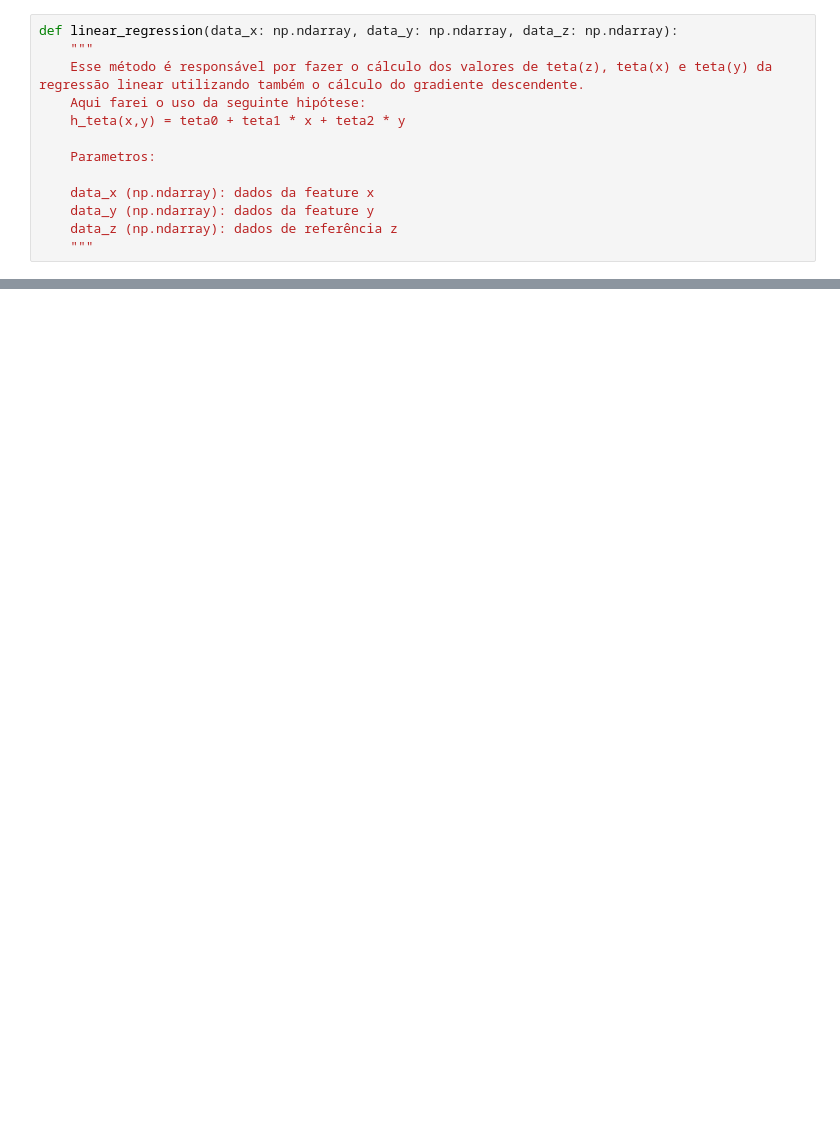
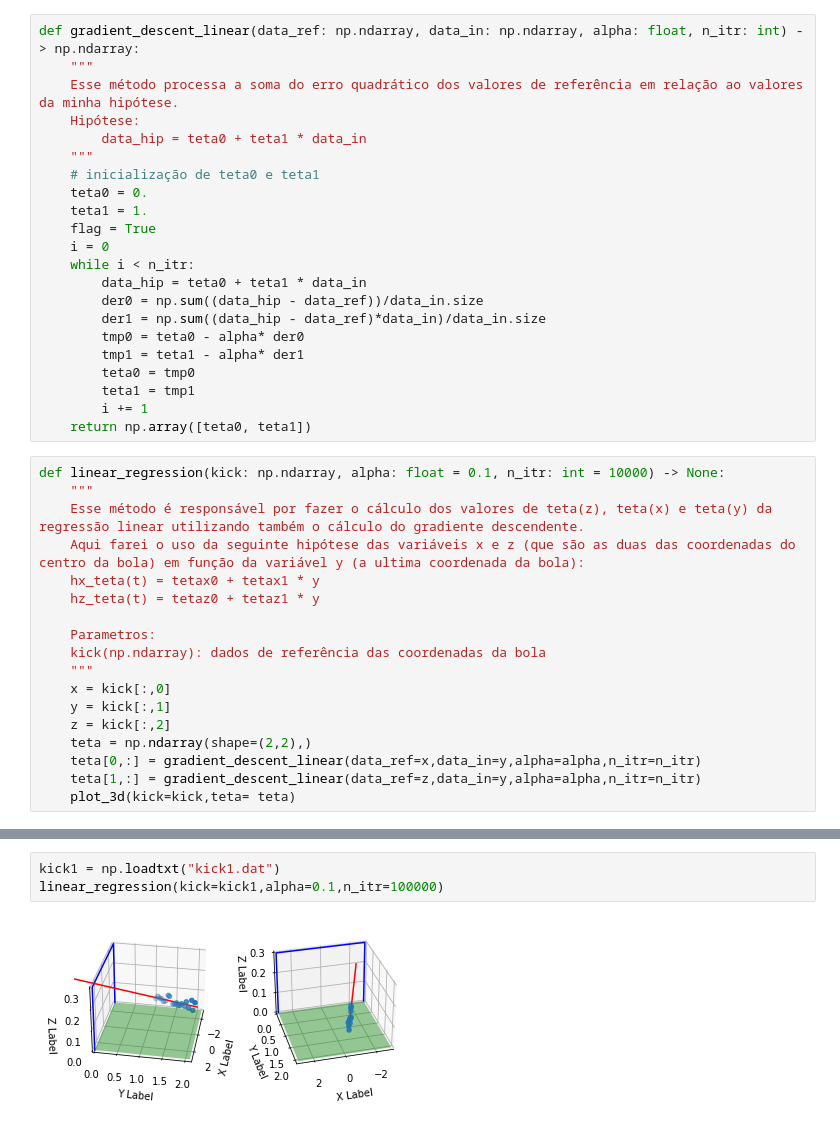
Before and after one commit to mc886A-1sem21/p2, a Jupyter notebook: regression_task.ipynb, the cells around one changed output, grey strips where cells are left out. Saved outputs shown, nothing was run; the diff lists cells and outputs as text; blank space fills up the shorter version.

Commit message:
regressão linear implementada

```diff
--- a/regression_task.ipynb
+++ b/regression_task.ipynb
@@ -54,13 +6,40 @@ array([[-0.105,  2.048,  0.145],
+# %%
+def gradient_descent_linear(data_ref: np.ndarray, data_in: np.ndarray, alpha: float, n_itr: int) -> np.ndarray:
+    """
+    Esse método processa a soma do erro quadrático dos valores de referência em relação ao valores da minha hipótese.
+    Hipótese:
+        data_hip = teta0 + teta1 * data_in
+    """
+    # inicialização de teta0 e teta1
+    teta0 = 0.
+    teta1 = 1.
+    flag = True
+    i = 0
+    while i < n_itr:
+        data_hip = teta0 + teta1 * data_in
+        der0 = np.sum((data_hip - data_ref))/data_in.size
+        der1 = np.sum((data_hip - data_ref)*data_in)/data_in.size
+        tmp0 = teta0 - alpha* der0
+        tmp1 = teta1 - alpha* der1
+        teta0 = tmp0
+        teta1 = tmp1
+        i += 1
+    return np.array([teta0, teta1])
 # %%
-def linear_regression(data_x: np.ndarray, data_y: np.ndarray, data_z: np.ndarray):
+def linear_regression(kick: np.ndarray, alpha: float = 0.1, n_itr: int = 10000) -> None:
     """
     Esse método é responsável por fazer o cálculo dos valores de teta(z), teta(x) e teta(y) da regressão linear utilizando também o cálculo do gradiente descendente.
-    Aqui farei o uso da seguinte hipótese:
-    h_teta(x,y) = teta0 + teta1 * x + teta2 * y
+    Aqui farei o uso da seguinte hipótese das variáveis x e z (que são as duas das coordenadas do centro da bola) em função da variável y (a ultima coordenada da bola):
+    hx_teta(t) = tetax0 + tetax1 * y
+    hz_teta(t) = tetaz0 + tetaz1 * y
 
     Parametros:
-
-    data_x (np.ndarray): dados da feature x
-    data_y (np.ndarray): dados da feature y
-    data_z (np.ndarray): dados de referência z
+    kick(np.ndarray): dados de referência das coordenadas da bola
     """
+    x = kick[:,0]
+    y = kick[:,1]
+    z = kick[:,2]
+    teta = np.ndarray(shape=(2,2),)
+    teta[0,:] = gradient_descent_linear(data_ref=x,data_in=y,alpha=alpha,n_itr=n_itr)
+    teta[1,:] = gradient_descent_linear(data_ref=z,data_in=y,alpha=alpha,n_itr=n_itr)
+    plot_3d(kick=kick,teta= teta)
@@ -66,0 +87,5 @@ def linear_regression(data_x: np.ndarray, data_y: np.ndarray, data_z: np.ndarray
+# %%
+kick1 = np.loadtxt("kick1.dat")
+linear_regression(kick=kick1,alpha=0.1,n_itr=100000)
+# %% [output]
+[figure, added]
```
Also changed, not shown: parts of 6 cells of this notebook.
